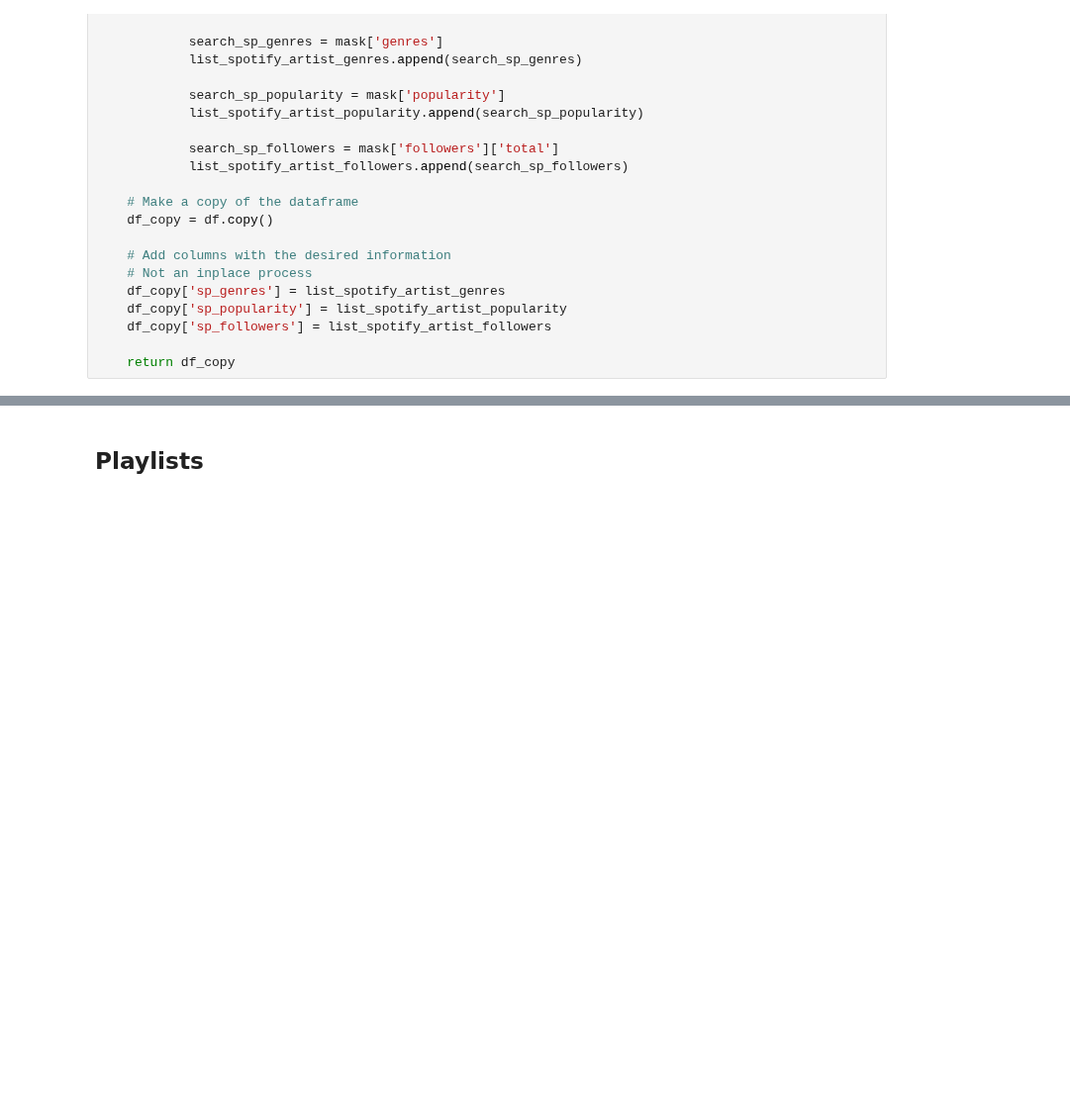
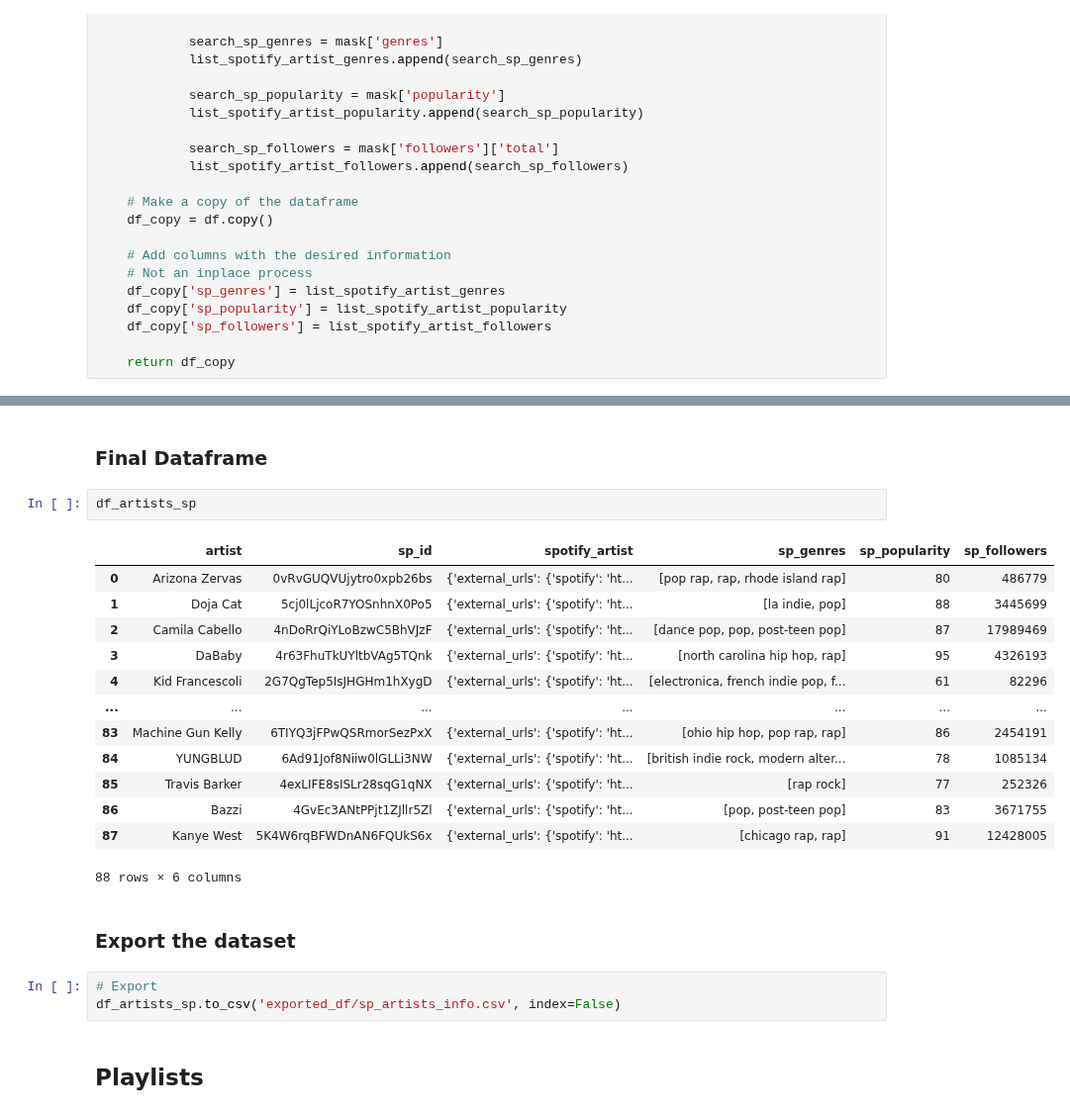
Before and after one commit to gabrielanakasato/ironhack-daft, a Jupyter notebook: proj/project03-tiktok-viral-songs/proj03-data_gathering-web_scrapping-api.ipynb, the cells around one changed output, grey strips where cells are left out. Shown at 99% size. Saved outputs shown, nothing was run; the diff lists cells and outputs as text; blank space fills up the shorter version.

```diff
--- a/proj/project03-tiktok-viral-songs/proj03-data_gathering-web_scrapping-api.ipynb
+++ b/proj/project03-tiktok-viral-songs/proj03-data_gathering-web_scrapping-api.ipynb
@@ -660,3 +650,26 @@ df_artists.head()
+# %% [markdown]
+### Final Dataframe
+# %%
+df_artists_sp
+# %% [output]
+|  | artist | sp_id | spotify_artist | sp_genres | sp_popularity | sp_followers |
+| 0 | Arizona Zervas | 0vRvGUQVUjytro0xpb26bs | {'external_urls': {'spotify': 'ht... | [pop rap, rap, rhode island rap] | 80 | 486779 |
+| 1 | Doja Cat | 5cj0lLjcoR7YOSnhnX0Po5 | {'external_urls': {'spotify': 'ht... | [la indie, pop] | 88 | 3445699 |
+| 2 | Camila Cabello | 4nDoRrQiYLoBzwC5BhVJzF | {'external_urls': {'spotify': 'ht... | [dance pop, pop, post-teen pop] | 87 | 17989469 |
+| 3 | DaBaby | 4r63FhuTkUYltbVAg5TQnk | {'external_urls': {'spotify': 'ht... | [north carolina hip hop, rap] | 95 | 4326193 |
+| 4 | Kid Francescoli | 2G7QgTep5IsJHGHm1hXygD | {'external_urls': {'spotify': 'ht... | [electronica, french indie pop, f... | 61 | 82296 |
+| ... | ... | ... | ... | ... | ... | ... |
+| 83 | Machine Gun Kelly | 6TIYQ3jFPwQSRmorSezPxX | {'external_urls': {'spotify': 'ht... | [ohio hip hop, pop rap, rap] | 86 | 2454191 |
+| 84 | YUNGBLUD | 6Ad91Jof8Niiw0lGLLi3NW | {'external_urls': {'spotify': 'ht... | [british indie rock, modern alter... | 78 | 1085134 |
+| 85 | Travis Barker | 4exLIFE8sISLr28sqG1qNX | {'external_urls': {'spotify': 'ht... | [rap rock] | 77 | 252326 |
+| 86 | Bazzi | 4GvEc3ANtPPjt1ZJllr5Zl | {'external_urls': {'spotify': 'ht... | [pop, post-teen pop] | 83 | 3671755 |
+| 87 | Kanye West | 5K4W6rqBFWDnAN6FQUkS6x | {'external_urls': {'spotify': 'ht... | [chicago rap, rap] | 91 | 12428005 |
+88 rows × 6 columns
+# %% [markdown]
+### Export the dataset
+# %%
+# Export
+df_artists_sp.to_csv('exported_df/sp_artists_info.csv', index=False)
 # %% [markdown]
 ## Playlists
 # %%
```
Also changed, not shown: parts of 64 cells of this notebook, 15 other files.
